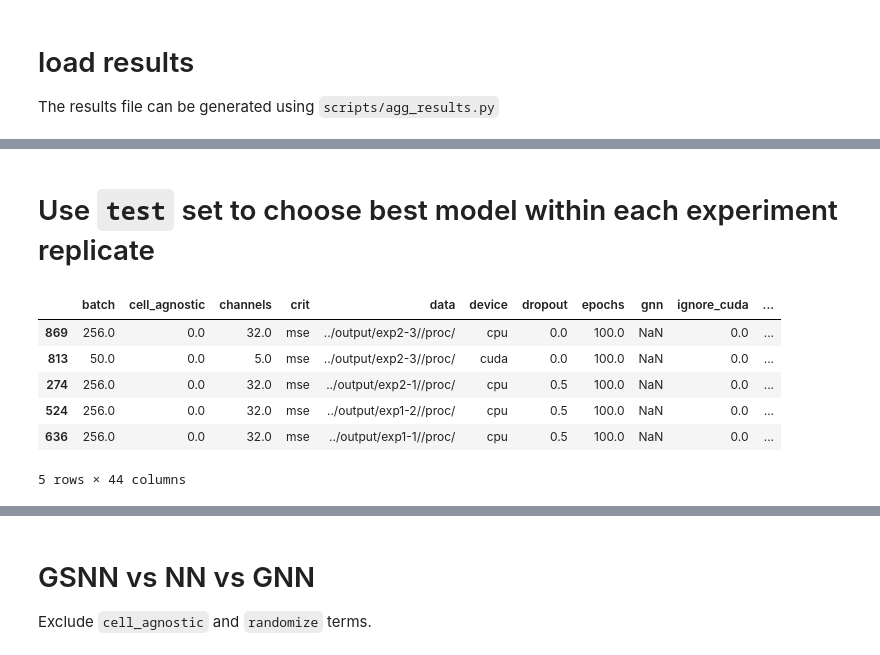
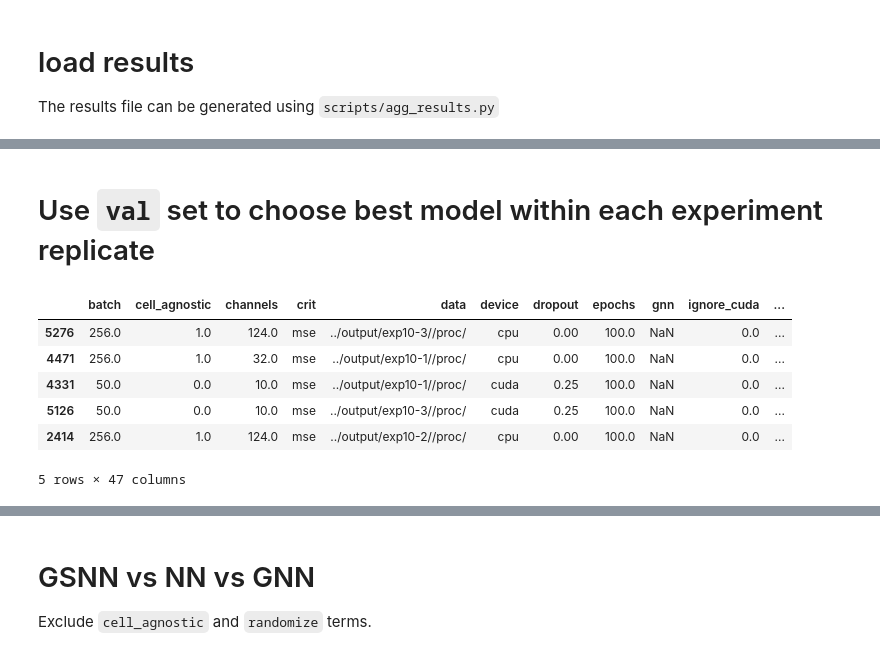
Before and after one commit to nathanieljevans/GSNN, a Jupyter notebook: notebooks/results_figures.ipynb, the cells around one changed output, grey strips where cells are left out. Cells and saved outputs as stored; diff of their text form; code cells hidden in the pictures.

```diff
--- a/notebooks/results_figures.ipynb
+++ b/notebooks/results_figures.ipynb
@@ -8,9 +10,10 @@ import numpy as np
 
 The results file can be generated using `scripts/agg_results.py`
 # %%
-res = pd.read_csv('../../../results.csv')
+res = pd.read_csv('../output/results.csv')
 res = res.assign(name=[f'model={m}_rand={bool(r)}_cag={bool(ca)}' for m,r,ca in res[['model', 'randomize', 'cell_agnostic']].values ])
-res[['exp', 'repl']] = res.EXP_ID.str.split('-', 1, expand=True)
+res[['exp', 'repl']] = res.EXP_ID.str.split(pat='-', expand=True)
+res = res.assign(model2 = [m if r == 0 else m + '-rand' for m,r in res[['model', 'randomize']].values])
 res.head()
 # %% [output]
 |  | batch | cell_agnostic | channels | crit | data | device | dropout | epochs | gnn | ignore_cuda | ... |
@@ -40,17 +32,18 @@ Index(['batch', 'cell_agnostic', 'channels', 'crit', 'data', 'device',
 # %% [markdown]
-# Use `test` set to choose best model within each experiment replicate
+# Use `val` set to choose best model within each experiment replicate
 # %%
 # metric which will choose "best" model (by max value)
-metric = 'r_cell_test' ##'mse_test' #'r2_test' # 'r_flat_test'
-lower_is_better = True
+metric = 'r_flat_val' #'r_cell_val' ##'mse_val' #'r2_val' # 'r_flat_val'
+lower_is_better = False
 # %%
-bres = res.sort_values(metric, ascending=lower_is_better).drop_duplicates(['EXP_ID', 'model', 'randomize', 'cell_agnostic'])
+bres = res[lambda x: ~x[metric].isna()].sort_values(metric, ascending=lower_is_better).drop_duplicates(['EXP_ID', 'model', 'randomize', 'cell_agnostic'])
+
 bres.head()
 # %% [output]
 |  | batch | cell_agnostic | channels | crit | data | device | dropout | epochs | gnn | ignore_cuda | ... |
-| 869 | 256.0 | 0.0 | 32.0 | mse | ../output/exp2-3//proc/ | cpu | 0.0 | 100.0 | NaN | 0.0 | ... |
-| 813 | 50.0 | 0.0 | 5.0 | mse | ../output/exp2-3//proc/ | cuda | 0.0 | 100.0 | NaN | 0.0 | ... |
-| 274 | 256.0 | 0.0 | 32.0 | mse | ../output/exp2-1//proc/ | cpu | 0.5 | 100.0 | NaN | 0.0 | ... |
-| 524 | 256.0 | 0.0 | 32.0 | mse | ../output/exp1-2//proc/ | cpu | 0.5 | 100.0 | NaN | 0.0 | ... |
-| 636 | 256.0 | 0.0 | 32.0 | mse | ../output/exp1-1//proc/ | cpu | 0.5 | 100.0 | NaN | 0.0 | ... |
+| 5276 | 256.0 | 1.0 | 124.0 | mse | ../output/exp10-3//proc/ | cpu | 0.00 | 100.0 | NaN | 0.0 | ... |
+| 4471 | 256.0 | 1.0 | 32.0 | mse | ../output/exp10-1//proc/ | cpu | 0.00 | 100.0 | NaN | 0.0 | ... |
+| 4331 | 50.0 | 0.0 | 10.0 | mse | ../output/exp10-1//proc/ | cuda | 0.25 | 100.0 | NaN | 0.0 | ... |
+| 5126 | 50.0 | 0.0 | 10.0 | mse | ../output/exp10-3//proc/ | cuda | 0.25 | 100.0 | NaN | 0.0 | ... |
+| 2414 | 256.0 | 1.0 | 124.0 | mse | ../output/exp10-2//proc/ | cpu | 0.00 | 100.0 | NaN | 0.0 | ... |
-5 rows × 44 columns
+5 rows × 47 columns
```
Also changed, not shown: parts of 30 cells of this notebook, 16 other files.
